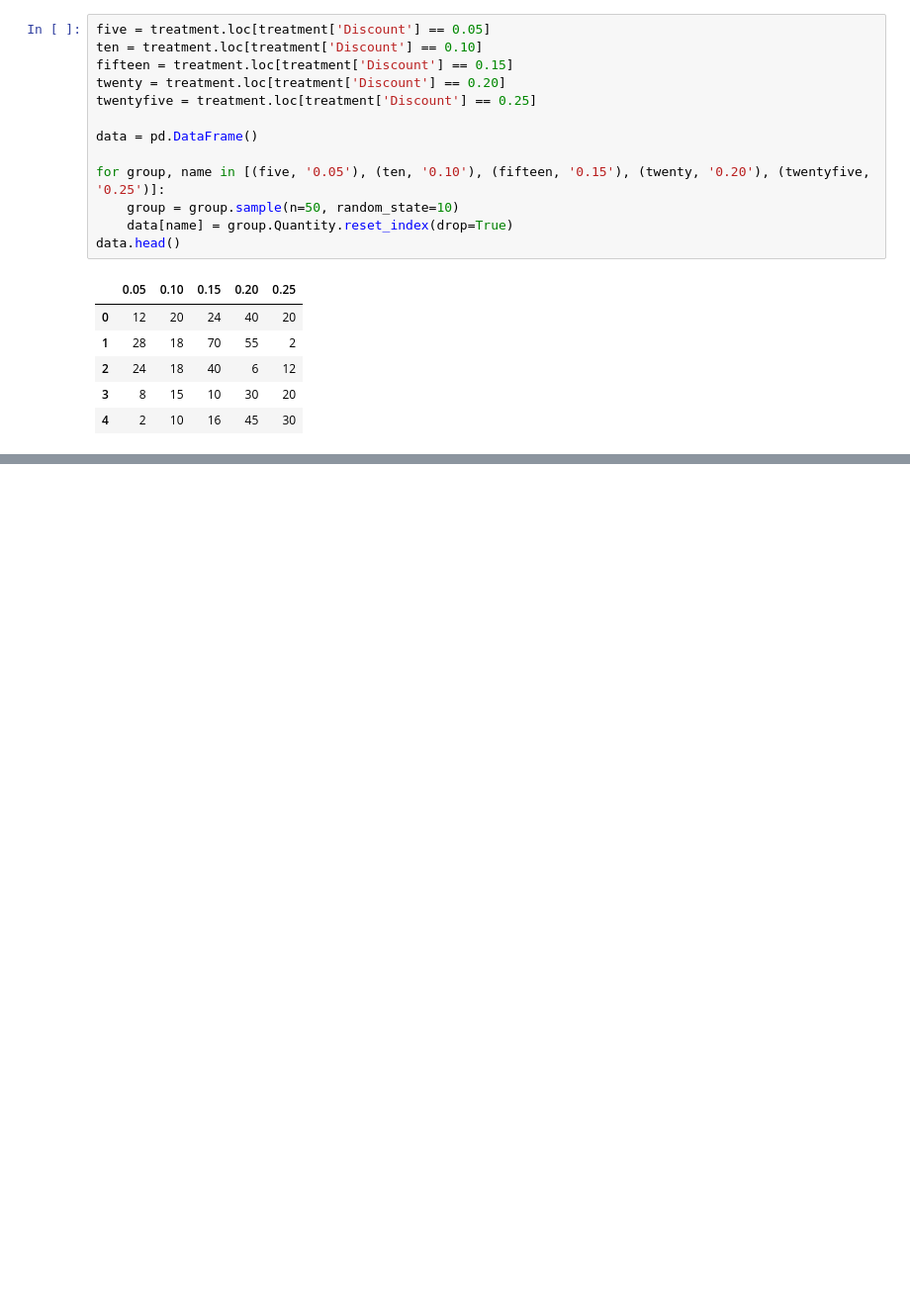
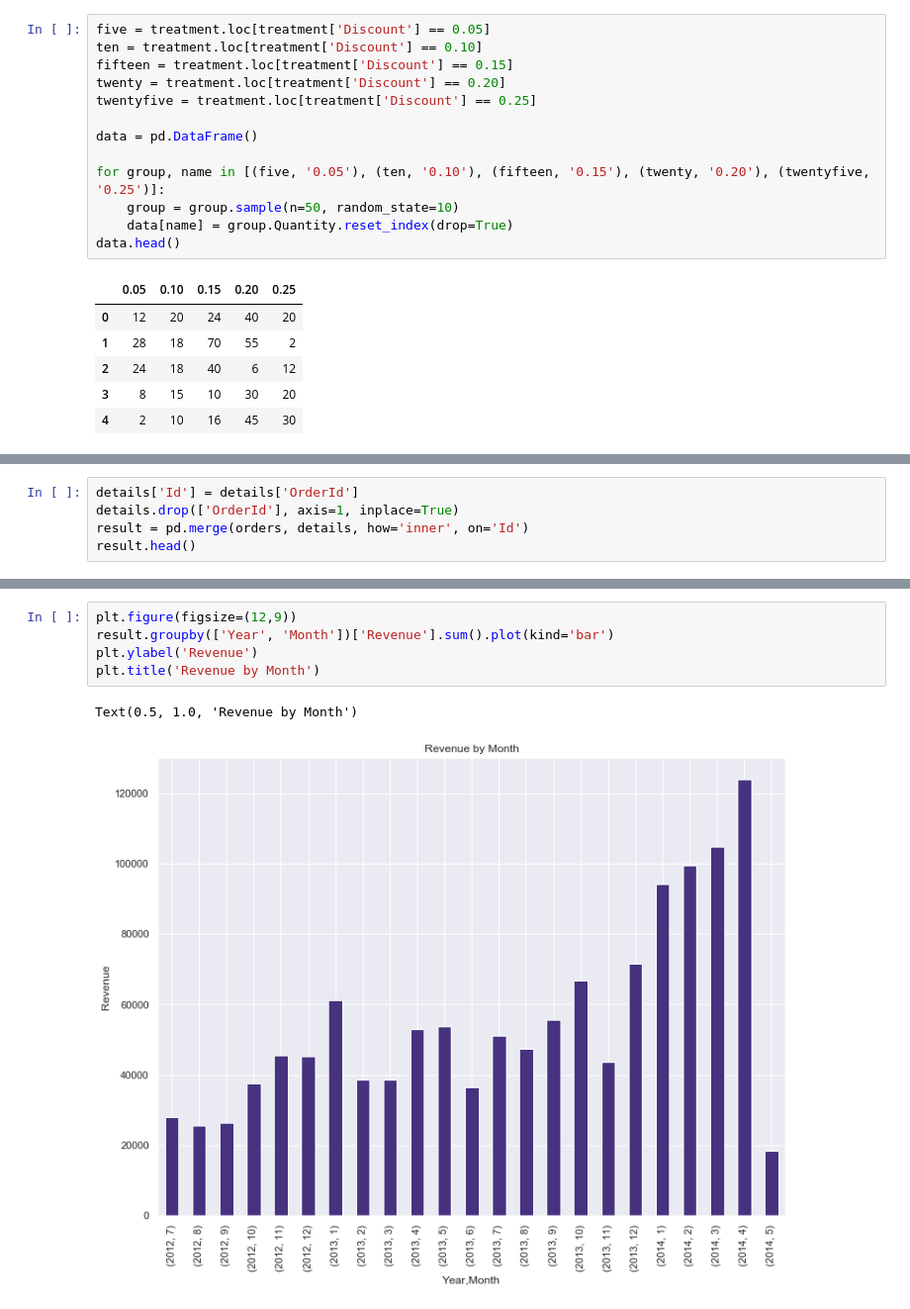
Before and after one commit to josephbrockw/northwind_hypothesis, a Jupyter notebook: student.ipynb, the cells around one changed output, grey strips where cells are left out. Shown at 99% size. Drawn from its saved outputs; the diff is of its cells as text; blank space fills up the shorter version.

```diff
--- a/student.ipynb
+++ b/student.ipynb
@@ -538,0 +457,5 @@ details = get_table_data(con, 'OrderDetail')
+# %%
+details['Id'] = details['OrderId']
+details.drop(['OrderId'], axis=1, inplace=True)
+result = pd.merge(orders, details, how='inner', on='Id')
+result.head()
@@ -538,0 +469,8 @@ details = get_table_data(con, 'OrderDetail')
+# %%
+plt.figure(figsize=(12,9))
+result.groupby(['Year', 'Month'])['Revenue'].sum().plot(kind='bar')
+plt.ylabel('Revenue')
+plt.title('Revenue by Month')
+# %% [output]
+Text(0.5, 1.0, 'Revenue by Month')
+[figure, added]
```
Also changed, not shown: parts of 93 cells of this notebook, 14 other files.
